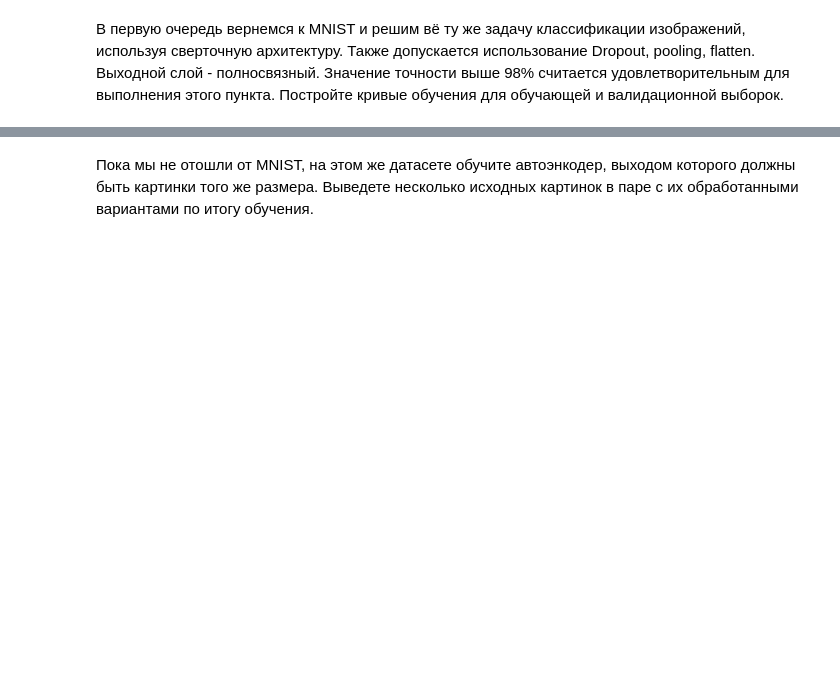
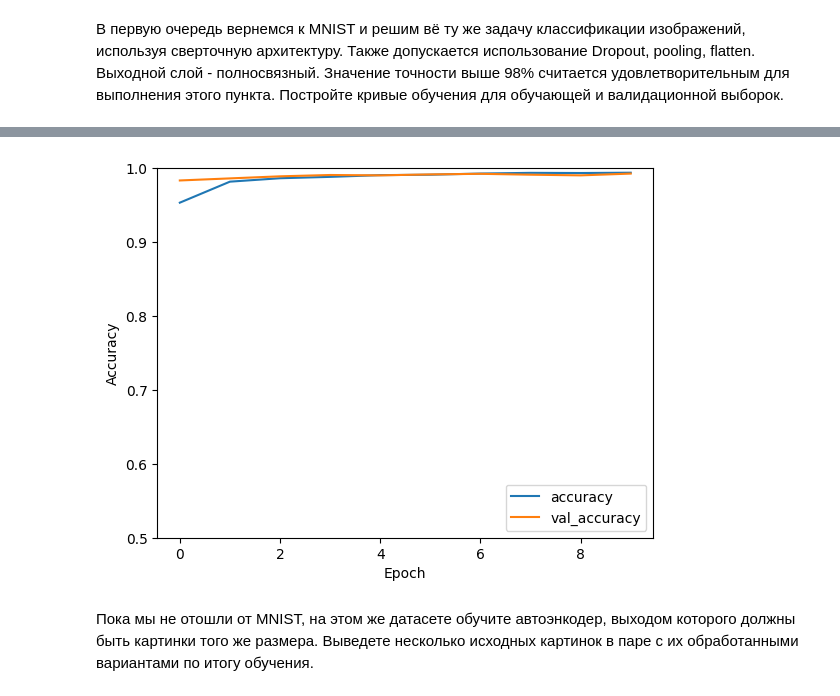
Before and after one commit to BZ6/PINDeepLearning, a Jupyter notebook: Лабораторная_работа_№2.ipynb, the cells around one changed output, grey strips where cells are left out. Drawn from its saved outputs; the diff is of its cells as text; code cells hidden in the pictures; blank space fills up the shorter version.

Commit message:
too slow, will test in colab tomorrow

```diff
--- a/Лабораторная_работа_№2.ipynb
+++ b/Лабораторная_работа_№2.ipynb
@@ -5,2 +43,10 @@
 # %% [markdown]
 В первую очередь вернемся к MNIST и решим вё ту же задачу классификации изображений, используя сверточную архитектуру. Также допускается использование Dropout, pooling, flatten. Выходной слой - полносвязный. Значение точности выше 98% считается удовлетворительным для выполнения этого пункта. Постройте кривые обучения для обучающей и валидационной выборок.
+# %%
+mnist = tf.keras.datasets.mnist
+(x_train, y_train), (x_test, y_test) = mnist.load_data()
+
+x_train, x_test = x_train / 255.0, x_test / 255.0
+
+x_train = x_train[..., tf.newaxis]
+x_test = x_test[..., tf.newaxis]
@@ -6,0 +56,16 @@
+# %%
+model = models.Sequential([
+    layers.Input(shape=(28, 28, 1)),
+    layers.Conv2D(32, (3, 3), activation='relu'),
+    layers.MaxPooling2D((2, 2)),
+    layers.Conv2D(64, (3, 3), activation='relu'),
+    layers.Dropout(0.5),
+    layers.Flatten(),
+    layers.Dense(10, activation='softmax')
+])
+
+model.compile(optimizer='adam',
+              loss='sparse_categorical_crossentropy',
+              metrics=['accuracy'])
+
+history = model.fit(x_train, y_train, epochs=10, validation_data=(x_test, y_test))
@@ -7,2 +93,15 @@
+# %%
+def show_history(history):
+    plt.plot(history.history['accuracy'], label='accuracy')
+    plt.plot(history.history['val_accuracy'], label='val_accuracy')
+    plt.xlabel('Epoch')
+    plt.ylabel('Accuracy')
+    plt.ylim([0.5, 1])
+    plt.legend(loc='lower right')
+    plt.show()
+# %%
+show_history(history)
+# %% [output]
+[figure, added]
 # %% [markdown]
 Пока мы не отошли от MNIST, на этом же датасете обучите автоэнкодер, выходом которого должны быть картинки того же размера. Выведете несколько исходных картинок в паре с их обработанными вариантами по итогу обучения.
```
Also changed, not shown: parts of 15 cells of this notebook.
